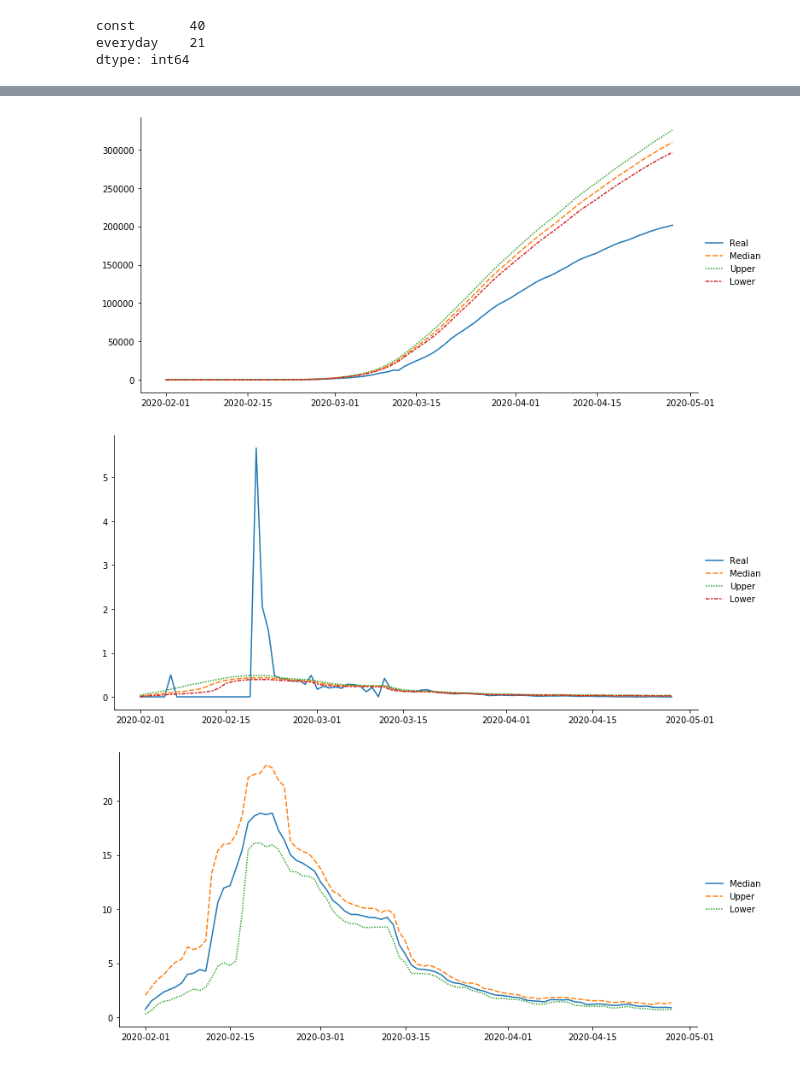
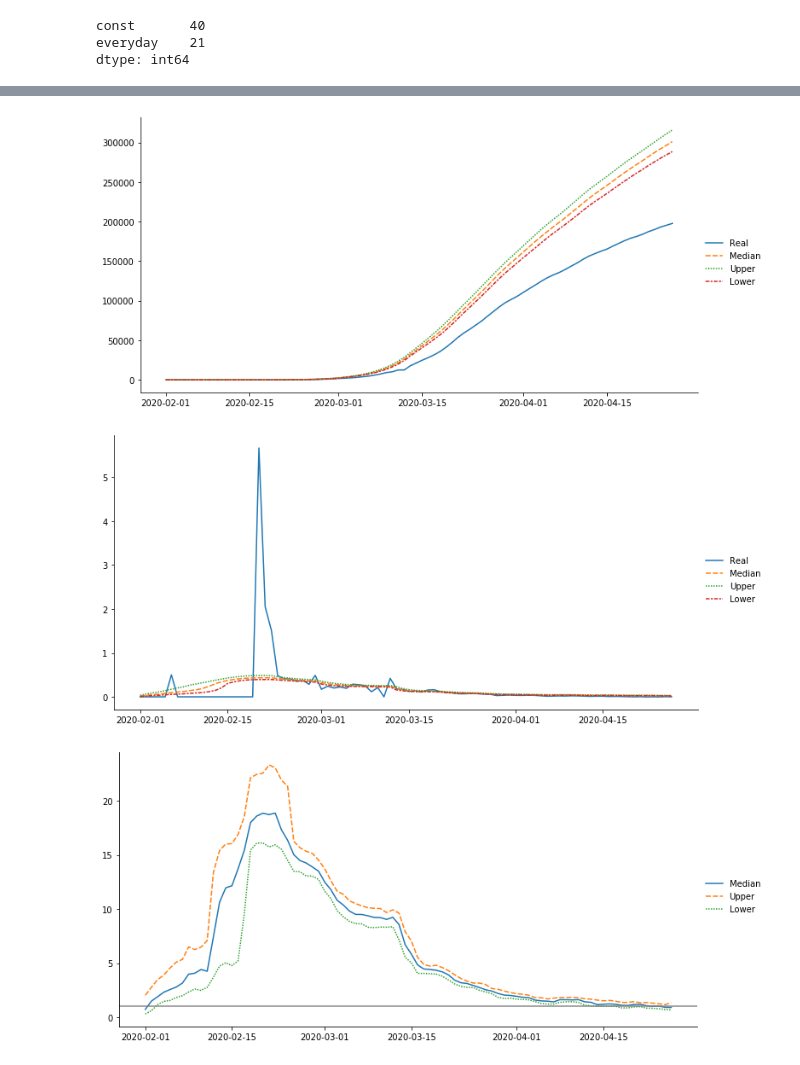
Before and after one commit to yoriyuki/BayesianCOVID19, a Jupyter notebook: notebook/BayesianCOVID19-Italy.ipynb, the cells around one changed output, grey strips where cells are left out. Cells and saved outputs as stored; diff of their text form; code cells hidden in the pictures.

```diff
--- a/notebook/BayesianCOVID19-Italy.ipynb
+++ b/notebook/BayesianCOVID19-Italy.ipynb
@@ -278,7 +278,7 @@ NI0_e = q_e*NI_e
 C0S_e = NI0_e.cumsum().shift(periods=1).fillna(0)
 C0S_e = pd.DataFrame(np.array([C0S_e.iloc[i].values + C0[0] for i in range(C_e.shape[0])]), index=index)
 # %%
-def draw(simulated, real=None, upto=upto):
+def draw(simulated, real=None, upto=pd.to_datetime('2020-04-26'), line=None):
     graph=pd.DataFrame(index=pd.date_range(start=epoch, end=upto))
     median = simulated.median(axis=1)
     upper = simulated.quantile(q=0.75, axis=1)
@@ -288,7 +288,11 @@ def draw(simulated, real=None, upto=upto):
     graph['Median'] = median
     graph['Upper'] = upper
     graph['Lower'] = lower
-    sns.relplot(kind="line", data=graph, aspect=2)
+    g=sns.relplot(kind="line", data=graph, aspect=2)
+    ax = g.axes[0][0]
+    if line is not None:
+        ax.axhline(y = line, color='grey', linewidth=2, alpha=.7)
+    plt.show()
 # %%
 draw(C0S_e, real=confirmed[country])
 # %% [output]
@@ -304,15 +308,15 @@ draw(b_e)
 # %%
 draw(C_e, real=confirmed[country])
 # %% [output]
-[figure, old version]
+[figure, new version]
 # %%
 infected = (confirmed-recovered)[country]
 r=infected.shift(-1)/infected-1
 draw(b_e, real=r)
 # %% [output]
-[figure, old version]
+[figure, new version]
 # %%
 R = pd.DataFrame(np.array([(b_e[i].values / (a_e.iloc[i].values + d_e.iloc[i].values)) * (1 - C_e[i]/P) for i in range(len(b_e))]).T, index=b_e.index)
-draw(R)
+draw(R, line=1)
 # %% [output]
-[figure, old version]
+[figure, new version]
```
Also changed, not shown: parts of 3 cells of this notebook, 4 other files.
